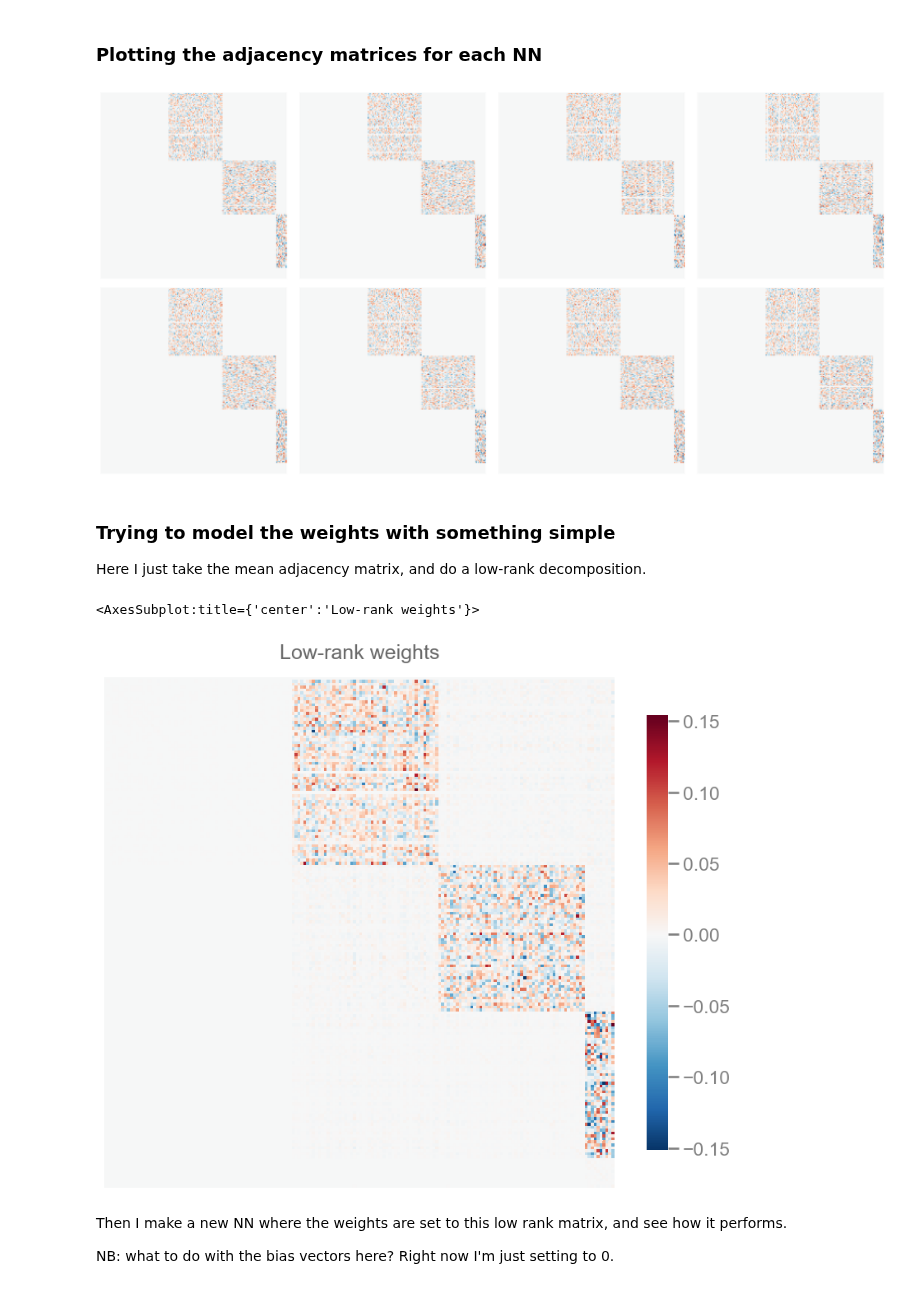
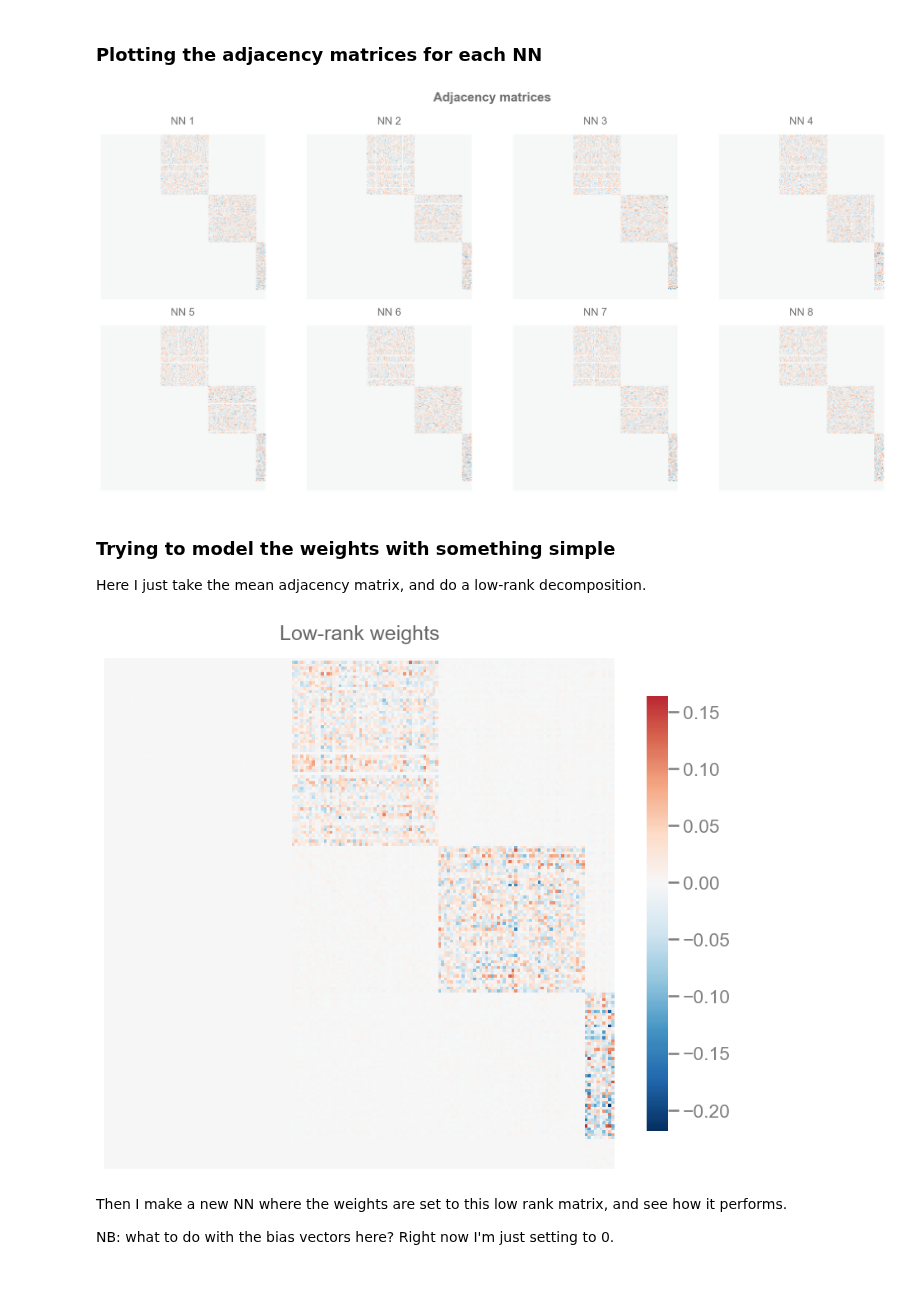
Before and after one commit to neurodata/notebooks, a Jupyter notebook: _notebooks/2020-10-05-nn-distributions.ipynb, the cells around one changed output. Saved outputs shown, nothing was run; the diff lists cells and outputs as text; code cells hidden in the pictures.

```diff
--- a/_notebooks/2020-10-05-nn-distributions.ipynb
+++ b/_notebooks/2020-10-05-nn-distributions.ipynb
@@ -26,10 +26,10 @@ from src.io import savefig
 from src.visualization import set_theme
 
 FNAME = os.path.basename(__file__)[:-3]
-print(FNAME)
 
 set_theme()
+np.random.seed(8888)
 
 
 def stashfig(name, **kws):
-    savefig(name, foldername=FNAME, save_on=True, **kws)
+    savefig(name, foldername=FNAME, save_on=True, print_out=False, **kws)
@@ -146,12 +146,15 @@ Test accuracy score for NN 8: 0.9722222222222222
 # %%
 vmax = max(map(np.max, adjs))
 vmin = min(map(np.min, adjs))
 fig, axs = plt.subplots(2, 4, figsize=(20, 10))
 for i, ax in enumerate(axs.ravel()):
-    heatmap(adjs[i], cbar=False, vmin=vmin, vmax=vmax, ax=ax)
+    heatmap(adjs[i], cbar=False, vmin=vmin, vmax=vmax, ax=ax, title=f"NN {i + 1}")
+fig.suptitle("Adjacency matrices", fontsize="large", fontweight="bold")
 plt.tight_layout()
+
+stashfig("multi-nn-adjs")
 # %% [output]
-[figure, old version]
+[figure, new version]
 # %% [markdown]
 ### Trying to model the weights with something simple
  Here I just take the mean adjacency matrix, and do a low-rank decomposition.
@@ -161,9 +164,9 @@ ase = AdjacencySpectralEmbed(n_components=20)
 X, Y = ase.fit_transform(adj_bar)
 P_hat = X @ Y.T
 heatmap(P_hat, title="Low-rank weights")
+stashfig("p-hat")
 # %% [output]
-<AxesSubplot:title={'center':'Low-rank weights'}>
-[figure, old version]
+[figure, new version]
 # %% [markdown]
  Then I make a new NN where the weights are set to this low rank matrix, and see how it
  performs.
```
Also changed, not shown: parts of 6 cells of this notebook.
